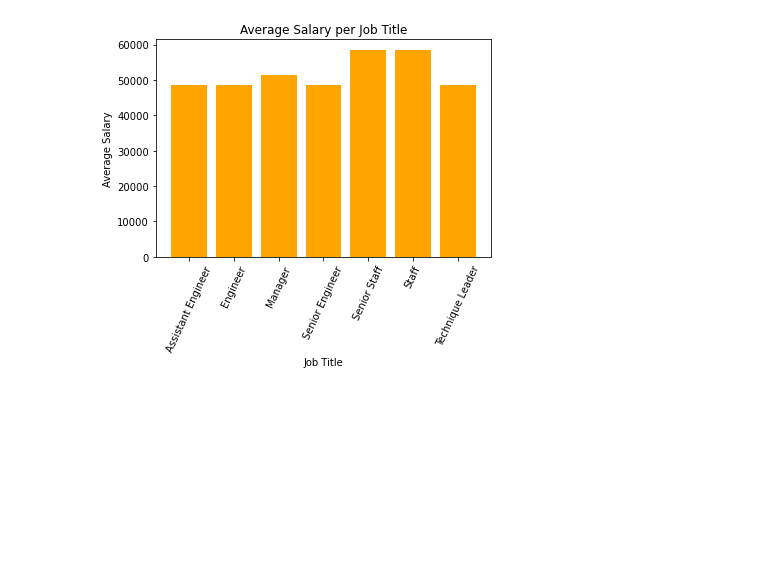
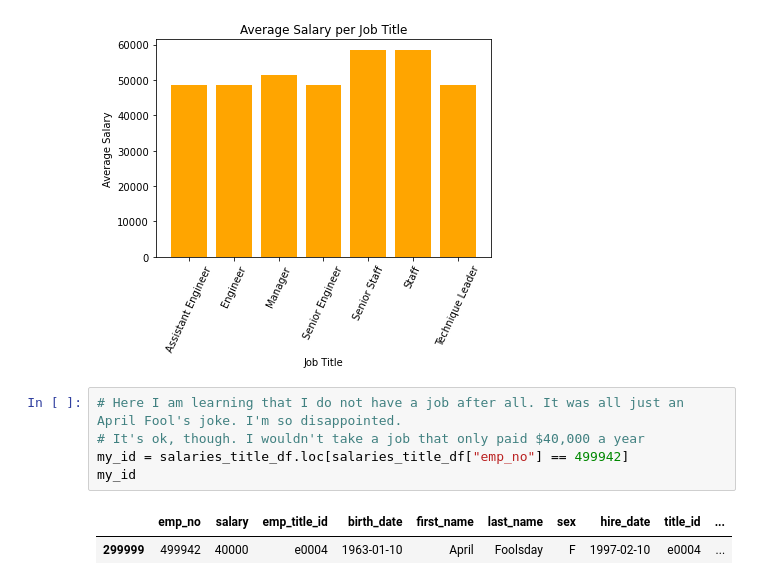
Before and after one commit to Slyssy/sql-challenge, a Jupyter notebook: Employee_SQL/SQL_Challenge_Employees.ipynb, the cells around one changed output. Saved outputs shown, nothing was run; the diff lists cells and outputs as text; blank space fills up the shorter version.

```diff
--- a/Employee_SQL/SQL_Challenge_Employees.ipynb
+++ b/Employee_SQL/SQL_Challenge_Employees.ipynb
@@ -139,3 +139,11 @@ plt.xticks(rotation=65)
 plt.show()
 # %% [output]
 [figure]
+# %%
+# Here I am learning that I do not have a job after all. It was all just an April Fool's joke. I'm so disappointed.
+# It's ok, though. I wouldn't take a job that only paid $40,000 a year
+my_id = salaries_title_df.loc[salaries_title_df["emp_no"] == 499942]
+my_id
+# %% [output]
+|  | emp_no | salary | emp_title_id | birth_date | first_name | last_name | sex | hire_date | title_id | ... |
+| 299999 | 499942 | 40000 | e0004 | 1963-01-10 | April | Foolsday | F | 1997-02-10 | e0004 | ... |
```
